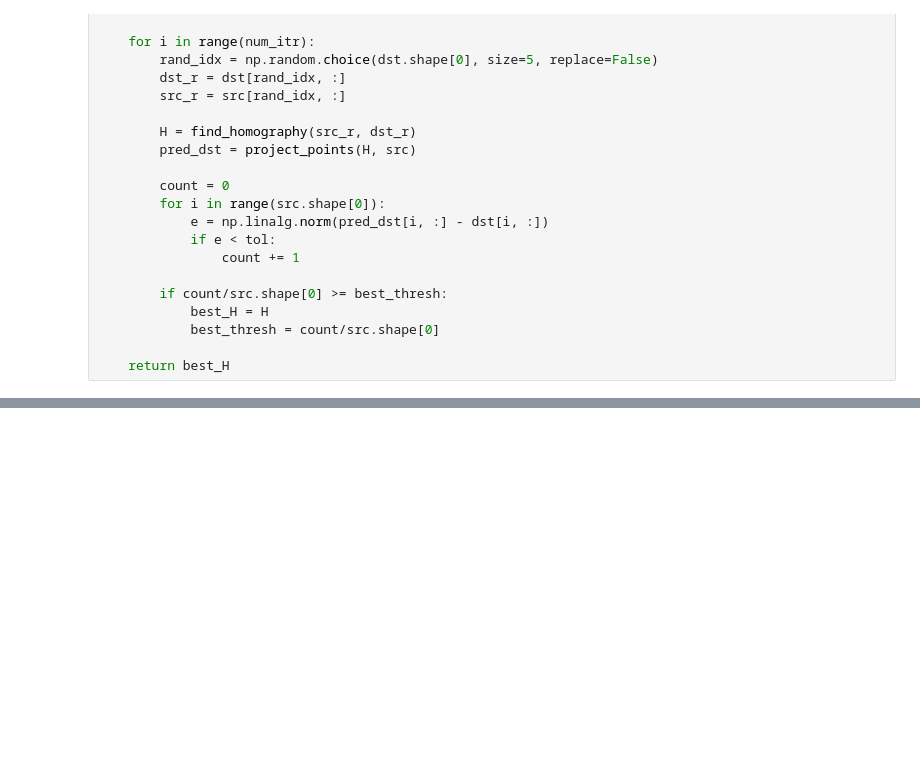
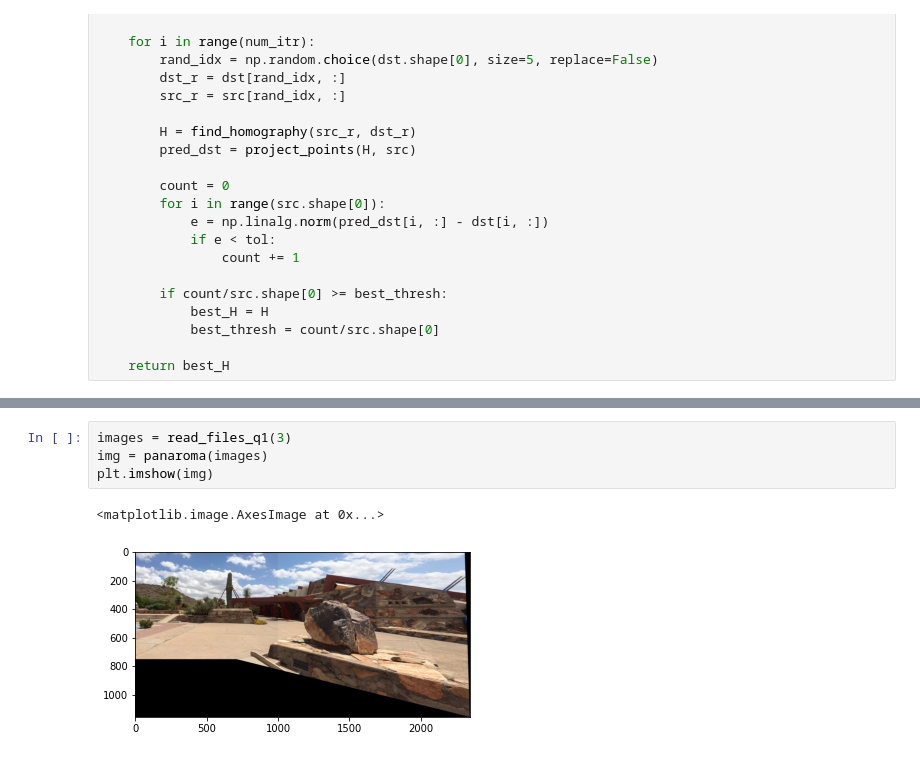
Before and after one commit to jiviteshjain/image-stitching-and-matching, a Jupyter notebook: src/Assignment2.ipynb, the cells around one changed output, grey strips where cells are left out. Drawn from its saved outputs; the diff is of its cells as text; blank space fills up the shorter version.

```diff
--- a/src/Assignment2.ipynb
+++ b/src/Assignment2.ipynb
@@ -141,0 +185,7 @@ def panaroma(images):
+# %%
+images = read_files_q1(3)
+img = panaroma(images)
+plt.imshow(img)
+# %% [output]
+<matplotlib.image.AxesImage at 0x...>
+[figure, added]
```
Also changed, not shown: parts of 8 cells of this notebook.
